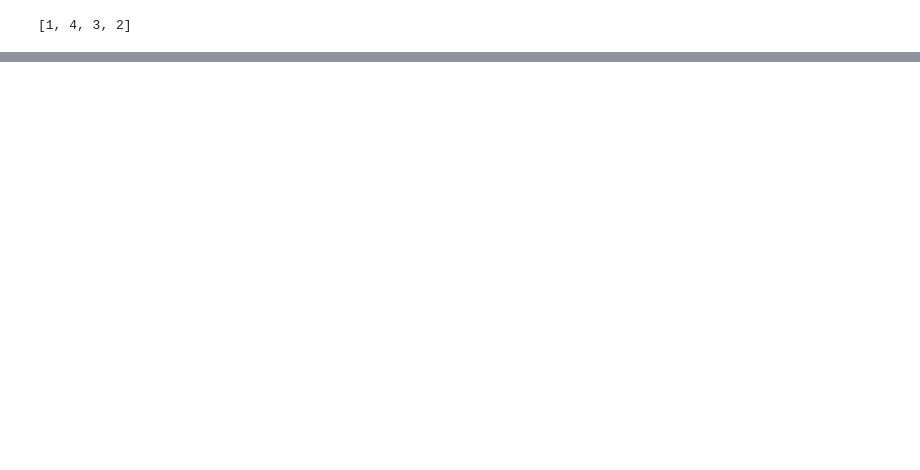
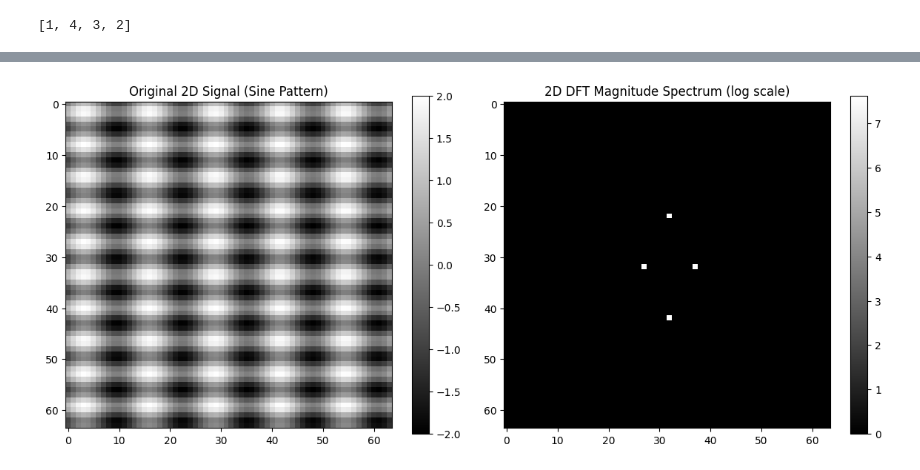
Before and after one commit to emythri/3.1, a Jupyter notebook: CVOC/cv.ipynb, the cells around one changed output, grey strips where cells are left out. Saved outputs shown, nothing was run; the diff lists cells and outputs as text; code cells hidden in the pictures; blank space fills up the shorter version.

```diff
--- a/CVOC/cv.ipynb
+++ b/CVOC/cv.ipynb
@@ -433,0 +485,38 @@ x
+# %%
+# 2d DFT of two dimensional sinusoids:
+
+import numpy as np
+import matplotlib.pyplot as plt
+
+# Create a 2D signal (e.g., 2D sinusoidal pattern or a small grayscale image)
+N = 64
+x = np.arange(N)
+y = np.arange(N)
+X, Y = np.meshgrid(x, y)
+
+# Create 2D sine wave pattern
+f1, f2 = 5, 10  # frequencies in x and y directions
+image = np.sin(2 * np.pi * f1 * X / N) + np.sin(2 * np.pi * f2 * Y / N)
+
+# Compute 2D DFT
+dft2d = np.fft.fft2(image)
+dft_shifted = np.fft.fftshift(dft2d)  # shift zero freq to center
+magnitude_spectrum = np.abs(dft_shifted)
+
+# Plot original 2D signal and its magnitude spectrum
+plt.figure(figsize=(12, 5))
+
+plt.subplot(1, 2, 1)
+plt.imshow(image, cmap='gray')
+plt.title("Original 2D Signal (Sine Pattern)")
+plt.colorbar()
+
+plt.subplot(1, 2, 2)
+plt.imshow(np.log1p(magnitude_spectrum), cmap='gray')  # log scale for visibility
+plt.title("2D DFT Magnitude Spectrum (log scale)")
+plt.colorbar()
+
+plt.tight_layout()
+plt.show()
+# %% [output]
+[figure, added]
```
Also changed, not shown: parts of 8 cells of this notebook, 8 other files.
